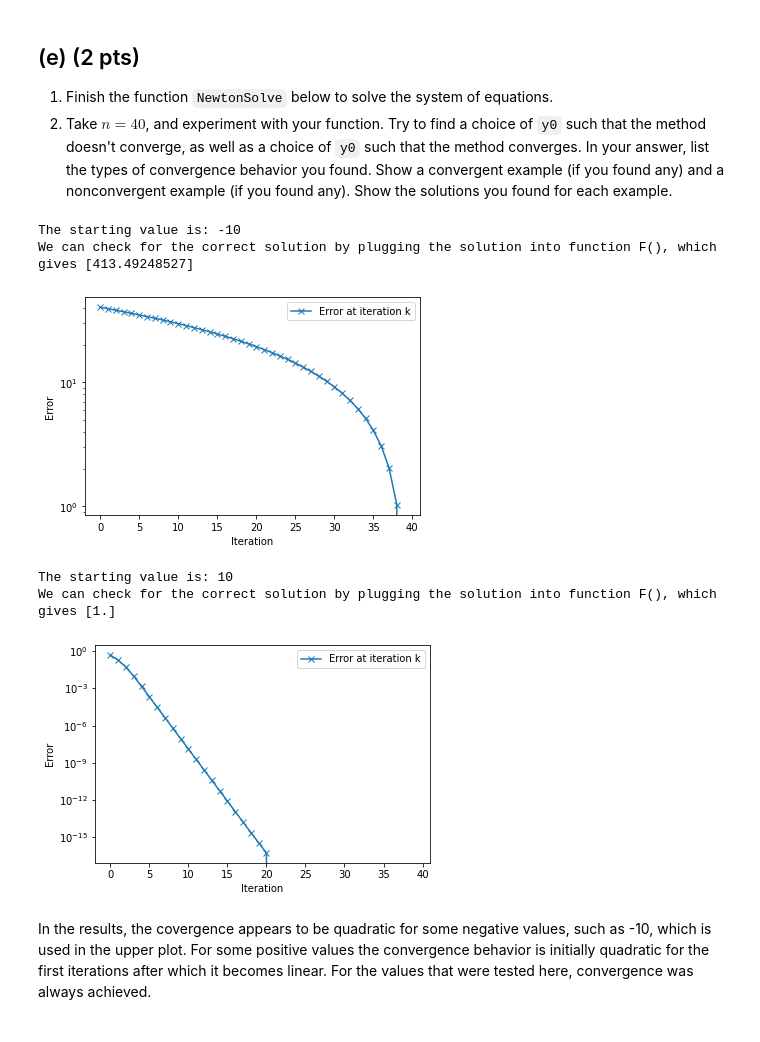
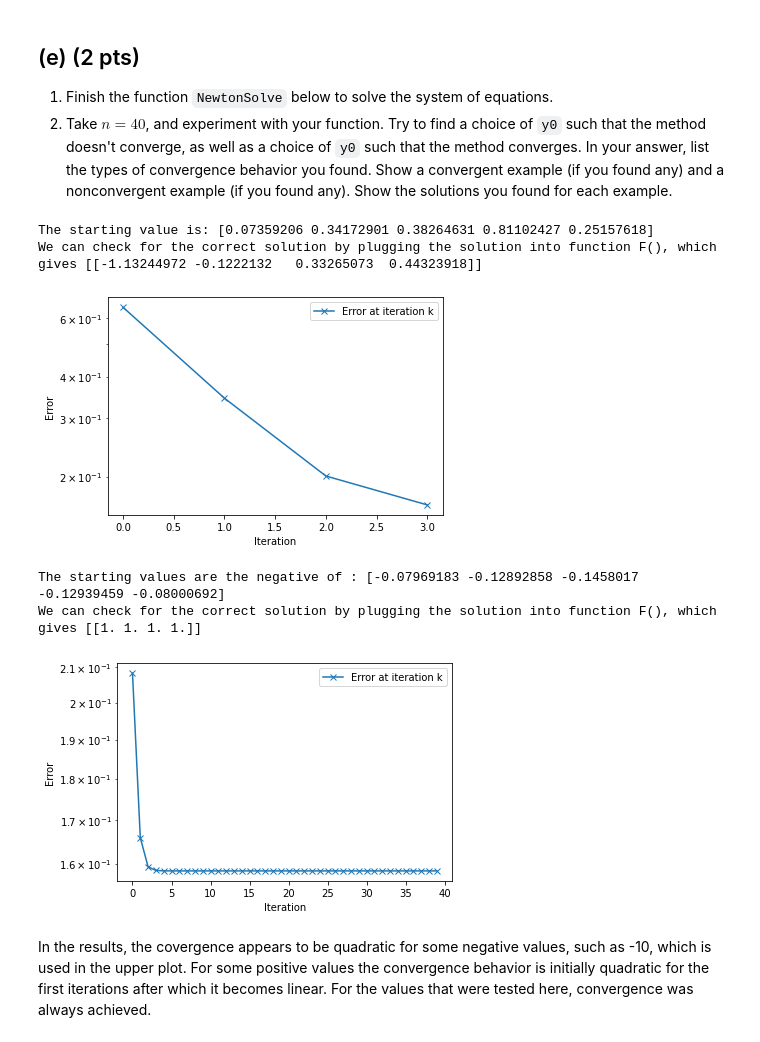
Before and after one commit to marcelvdla/NumAlg14, a Jupyter notebook: hw4_2022.ipynb, the cells around one changed output. Cells and saved outputs as stored; diff of their text form; code cells hidden in the pictures.

Commit message:
added parts of e

```diff
--- a/hw4_2022.ipynb
+++ b/hw4_2022.ipynb
@@ -245,44 +245,44 @@ And checking the answer (M @ x - b = 0) with a test gives True. So the solution
 # %%
 # Subquestion 1.
 def NewtonSolve(y0, K):
-    """ Use Newton's method to solve F(y) = 0 with initial guess y0 and K iterations.
-        The function then returns the value of y for each iteration in an array. """
+    """ Use Newton's method to solve F(y) = 0 with initial guess y0 and K iterations. """
     y = y0
     # YOUR CODE HERE
-    result_iteration = np.zeros([K])
+    result_iteration = np.zeros([len(y0), K])
     for k in range(K):
         Y = F(y)
         J = JacobianF(Y)
         dy = spsolve(J, Y)
         y -= dy
-        result_iteration[k] = y
+        result_iteration[:,k] = y
     return result_iteration
 # %%
 # Subquestion 2, code part
-starting_value = [-10]  #np.random.random(1)
-print(f'The starting value is: {-10}')
-solution = NewtonSolve(starting_value, 40)
+# Subquestion 2, code part
+starting_value = np.random.random(5)
+print(f'The starting value is: {starting_value}')
+solution = NewtonSolve(starting_value, 4)
 print(f'We can check for the correct solution by plugging the solution into function F(), which gives {F([solution[-1]])}')
-
 solution = abs(solution - solution[-1])
-plt.semilogy(solution, label = 'Error at iteration k', marker = 'x')
+plt.semilogy(np.sum(solution, axis = 0), label = 'Error at iteration k', marker = 'x')
 plt.xlabel('Iteration'), plt.ylabel('Error'), plt.legend()
 plt.show()
-
-print(f'The starting value is: {10}')
-solution_2 = NewtonSolve([1], 40)
-print(f'We can check for the correct solution by plugging the solution into function F(), which gives {F([solution[-1]])}')
-
-solution_2 = abs(solution_2 - solution_2[-1])
-plt.semilogy(solution_2, label = 'Error at iteration k', marker = 'x')
-plt.xlabel('Iteration'), plt.ylabel('Error'), plt.legend()
-plt.show()
 # %% [output]
-The starting value is: -10
-We can check for the correct solution by plugging the solution into function F(), which gives [413.49248527]
+The starting value is: [0.07359206 0.34172901 0.38264631 0.81102427 0.25157618]
+We can check for the correct solution by plugging the solution into function F(), which gives [[-1.13244972 -0.1222132   0.33265073  0.44323918]]
-[figure, old version]
+[figure, new version]
-The starting value is: 10
-We can check for the correct solution by plugging the solution into function F(), which gives [1.]
-[figure, removed]
+# %%
+print(f'The starting values are the negative of : {-starting_value}')
+solution_2 = NewtonSolve(-starting_value, 40)
+print(f'We can check for the correct solution by plugging the solution into function F(), which gives {F([solution[-1]])}')
+
+solution_2 = abs(solution_2 - solution_2[-1])
+plt.semilogy(np.sum(solution_2, axis = 0), label = 'Error at iteration k', marker = 'x')
+plt.xlabel('Iteration'), plt.ylabel('Error'), plt.legend()
+plt.show()
+# %% [output]
+The starting values are the negative of : [-0.07969183 -0.12892858 -0.1458017  -0.12939459 -0.08000692]
+We can check for the correct solution by plugging the solution into function F(), which gives [[1. 1. 1. 1.]]
+[figure, added]
 # %% [markdown]
 In the results, the covergence appears to be quadratic for some negative values, such as -10, which is used in the upper plot. For some positive values the convergence behavior is initially quadratic for the first iterations after which it becomes linear. For the values that were tested here, convergence was always achieved.
```
